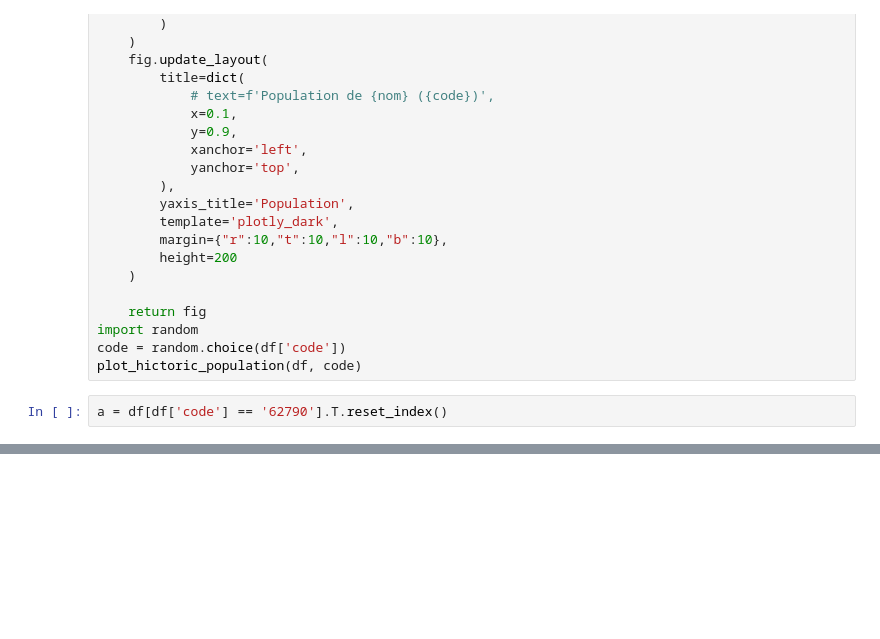
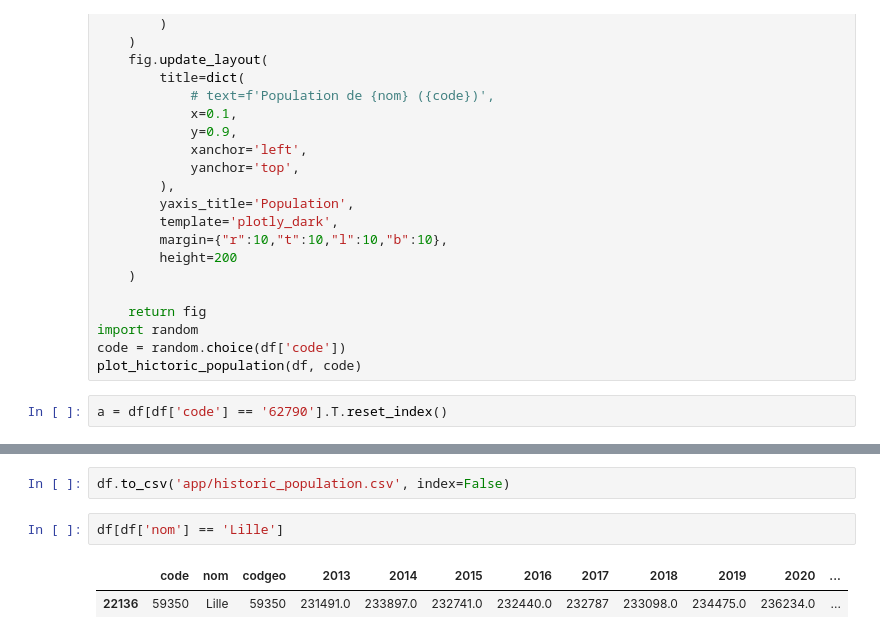
Before and after one commit to yzpt/population_dash, a Jupyter notebook: 1.0_extract.ipynb, the cells around one changed output, grey strips where cells are left out. Drawn from its saved outputs; the diff is of its cells as text; blank space fills up the shorter version.

```diff
--- a/1.0_extract.ipynb
+++ b/1.0_extract.ipynb
@@ -232,0 +230,7 @@ TypeError: DataFrame.items() takes 1 positional argument but 3 were given
+# %%
+df.to_csv('app/historic_population.csv', index=False)
+# %%
+df[df['nom'] == 'Lille']
+# %% [output]
+|  | code | nom | codgeo | 2013 | 2014 | 2015 | 2016 | 2017 | 2018 | 2019 | 2020 | ... |
+| 22136 | 59350 | Lille | 59350 | 231491.0 | 233897.0 | 232741.0 | 232440.0 | 232787 | 233098.0 | 234475.0 | 236234.0 | ... |
```
Also changed, not shown: parts of 1 cell of this notebook, 1 other file.
